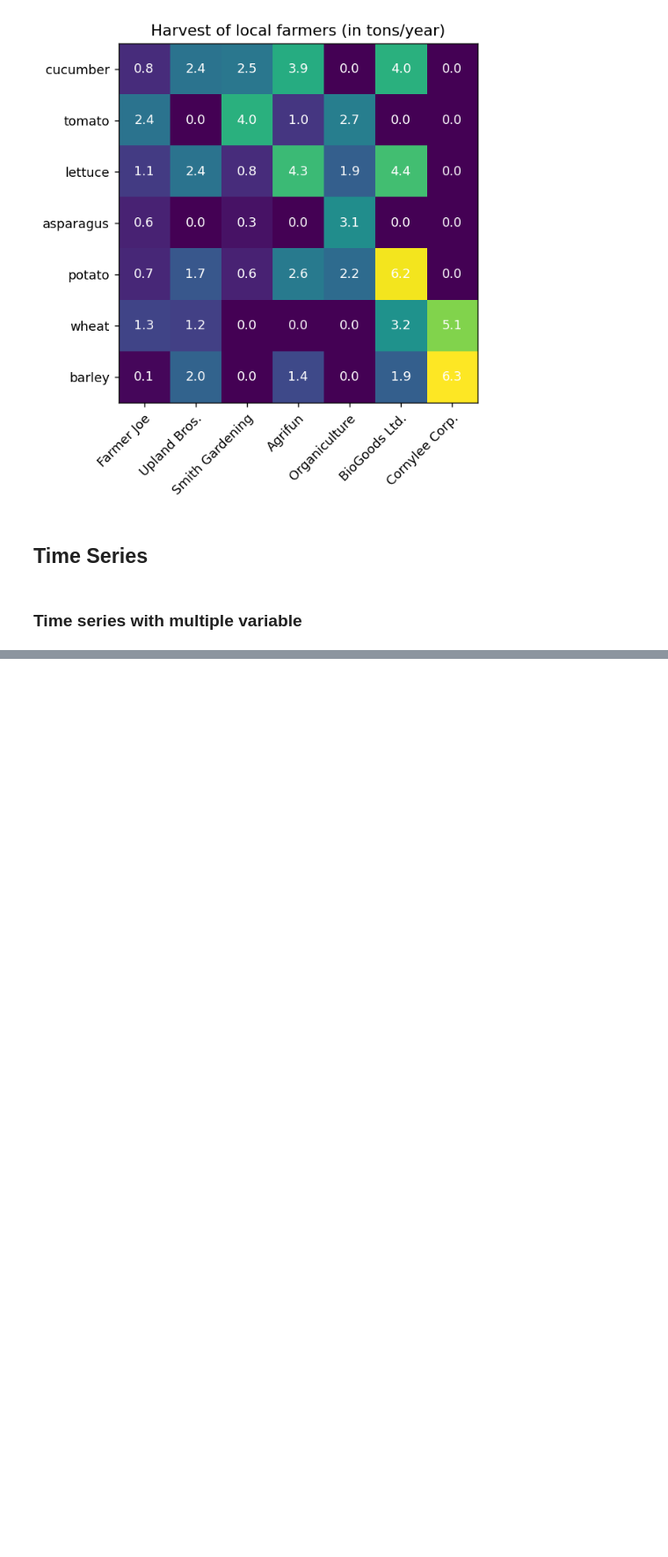
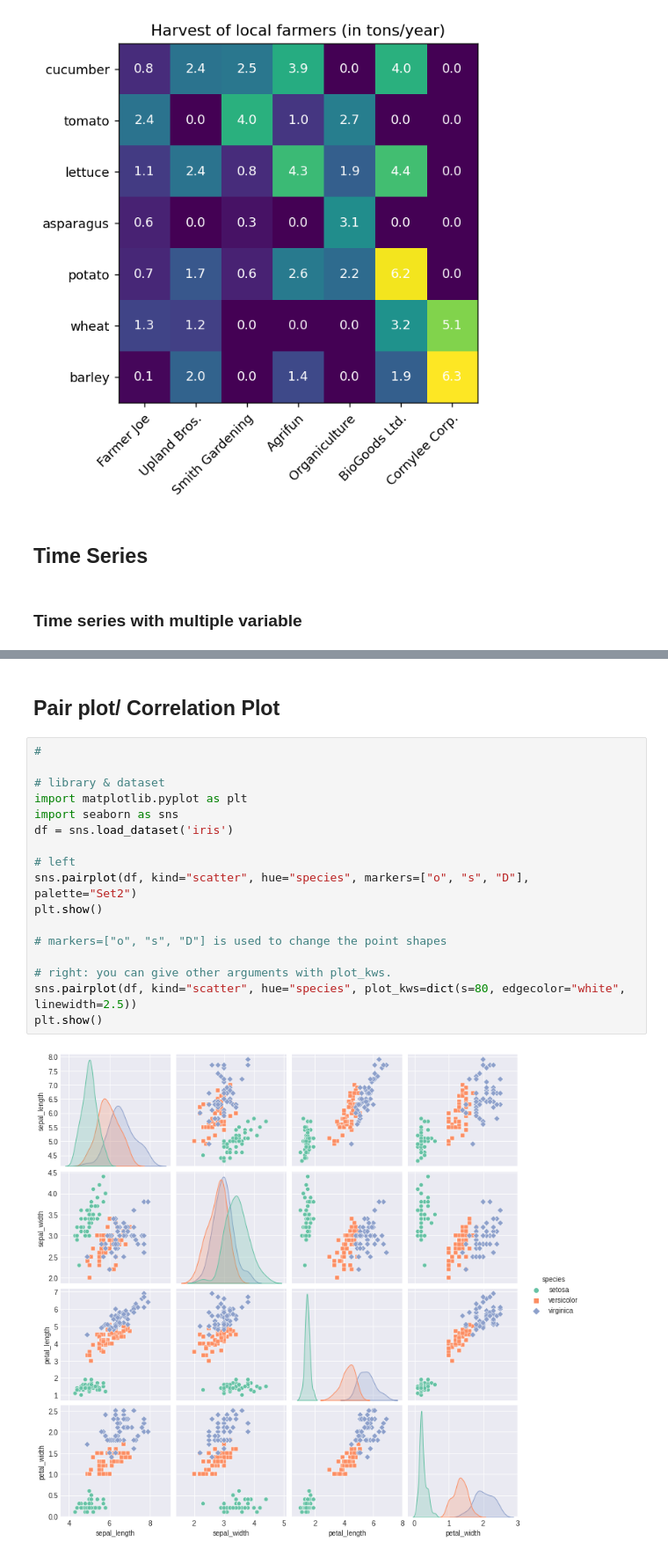
Before and after one commit to sarker2018/Data-Visualisation-with-Python-and-R, a Jupyter notebook: python_visualisation.ipynb, the cells around one changed output, grey strips where cells are left out. Shown at 88% size. Cells and saved outputs as stored; diff of their text form; blank space fills up the shorter version.

```diff
--- a/python_visualisation.ipynb
+++ b/python_visualisation.ipynb
@@ -366,0 +419,21 @@ plt.show()
+# %% [markdown]
+## Pair plot/ Correlation Plot
+# %%
+#
+
+# library & dataset
+import matplotlib.pyplot as plt
+import seaborn as sns
+df = sns.load_dataset('iris')
+
+# left
+sns.pairplot(df, kind="scatter", hue="species", markers=["o", "s", "D"], palette="Set2")
+plt.show()
+
+# markers=["o", "s", "D"] is used to change the point shapes
+
+# right: you can give other arguments with plot_kws.
+sns.pairplot(df, kind="scatter", hue="species", plot_kws=dict(s=80, edgecolor="white", linewidth=2.5))
+plt.show()
+# %% [output]
+[figure, added]
```
Also changed, not shown: parts of 5 cells of this notebook.
